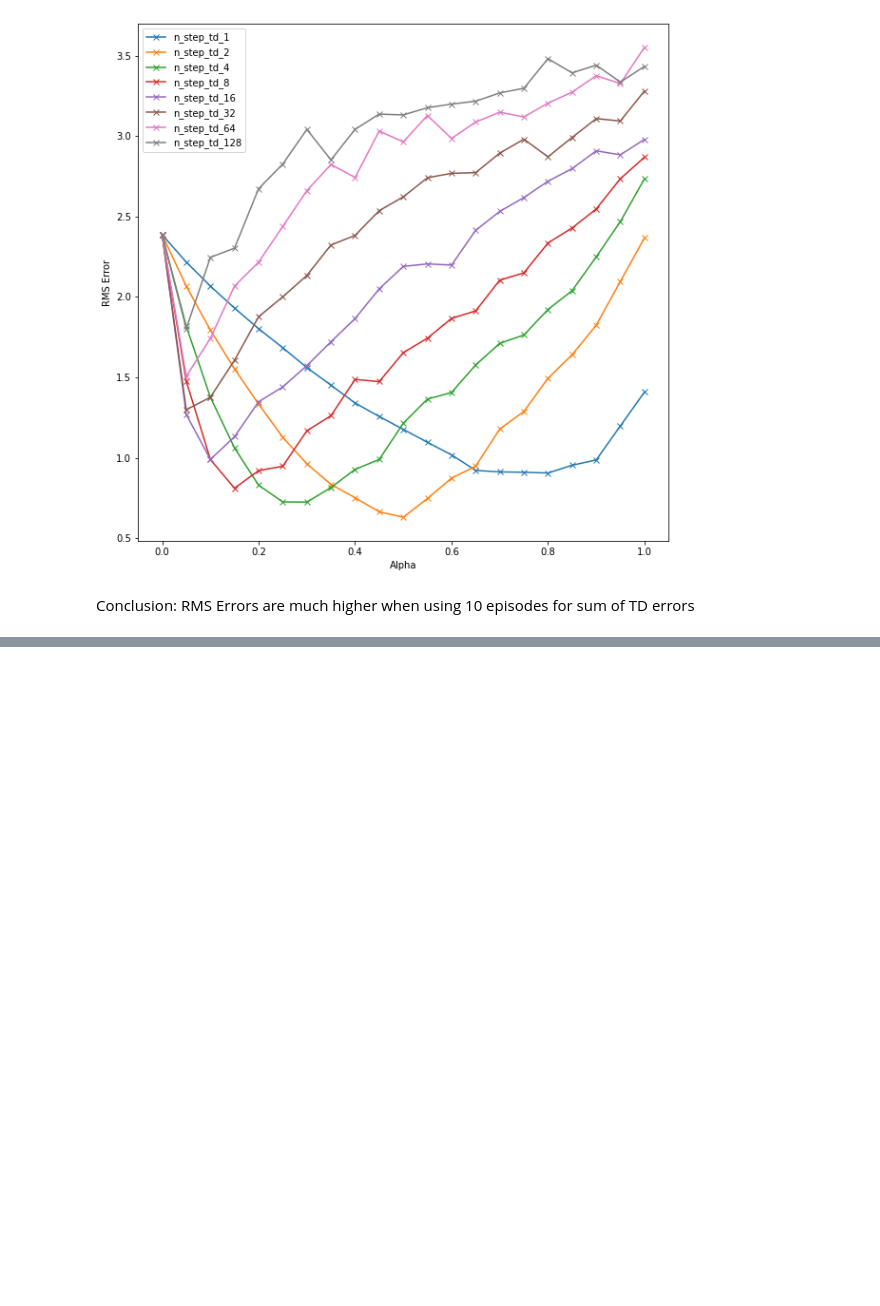
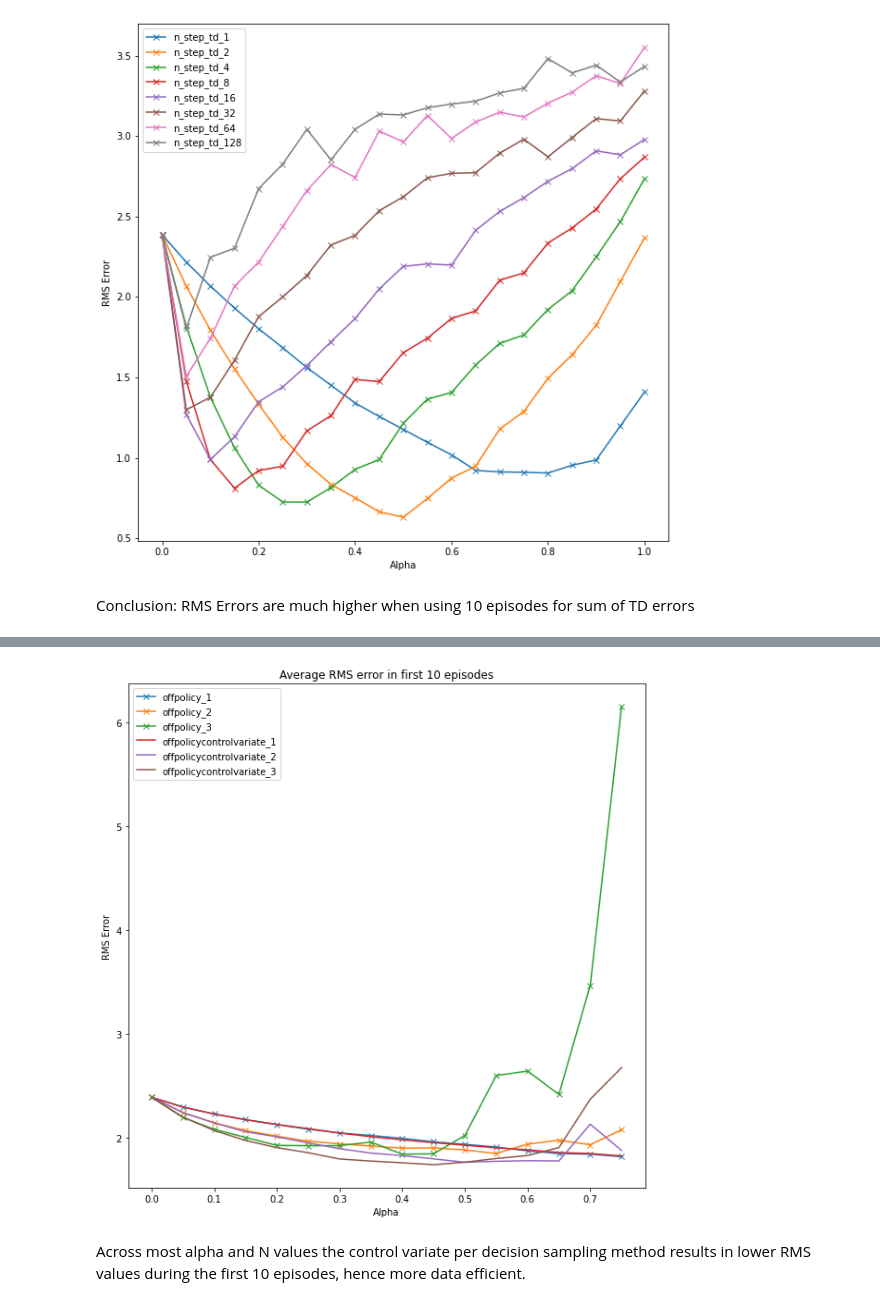
Before and after one commit to subho406/Solutions-to-Reinforcement-Learning-by-Sutton-and-Barto, a Jupyter notebook: Chapter 7.ipynb, the cells around one changed output, grey strips where cells are left out. Saved outputs shown, nothing was run; the diff lists cells and outputs as text; code cells hidden in the pictures; blank space fills up the shorter version.

```diff
--- a/Chapter 7.ipynb
+++ b/Chapter 7.ipynb
@@ -148,0 +255,33 @@ Conclusion: RMS Errors are much higher when using 10 episodes for sum of TD erro
+# %%
+
+graphs_2=dict()
+N_vals=[i for i in range(1,4)]
+for n in tqdm.tqdm(N_vals):
+    graphs_2[n]={'x':[],'y':[]}
+    for alpha in np.arange(0,0.8,0.05):
+        R_ms=[]
+        for exp in range(100):
+            values=np.zeros(true_values.shape)
+            for eps in range(10):
+                n_step_td_off_policy_per_decision_control_variate(values,n_states,n,alpha) #Run for 10 episodes
+            #Calculate the average error
+            error=np.sqrt(np.sum((values-true_values)**2))
+            R_ms.append(error)
+        R_ms=np.mean(R_ms)
+        graphs_2[n]['x'].append(alpha)
+        graphs_2[n]['y'].append(R_ms)
+# %%
+plt.figure(figsize=(10,10))
+plt.xlabel('Alpha')
+plt.ylabel('RMS Error')
+for n, graph in graphs_1.items():
+    plt.plot(graph['x'],graph['y'],label='offpolicy_'+str(n),marker='x')
+for n, graph in graphs_2.items():
+    plt.plot(graph['x'],graph['y'],label='offpolicycontrolvariate_'+str(n))
+plt.legend()
+plt.title("Average RMS error in first 10 episodes")
+plt.show()
+# %% [output]
+[figure, added]
+# %% [markdown]
+Across most alpha and N values the control variate per decision sampling method results in lower RMS values during the first 10 episodes,  hence more data efficient.
```
Also changed, not shown: parts of 4 cells of this notebook.
